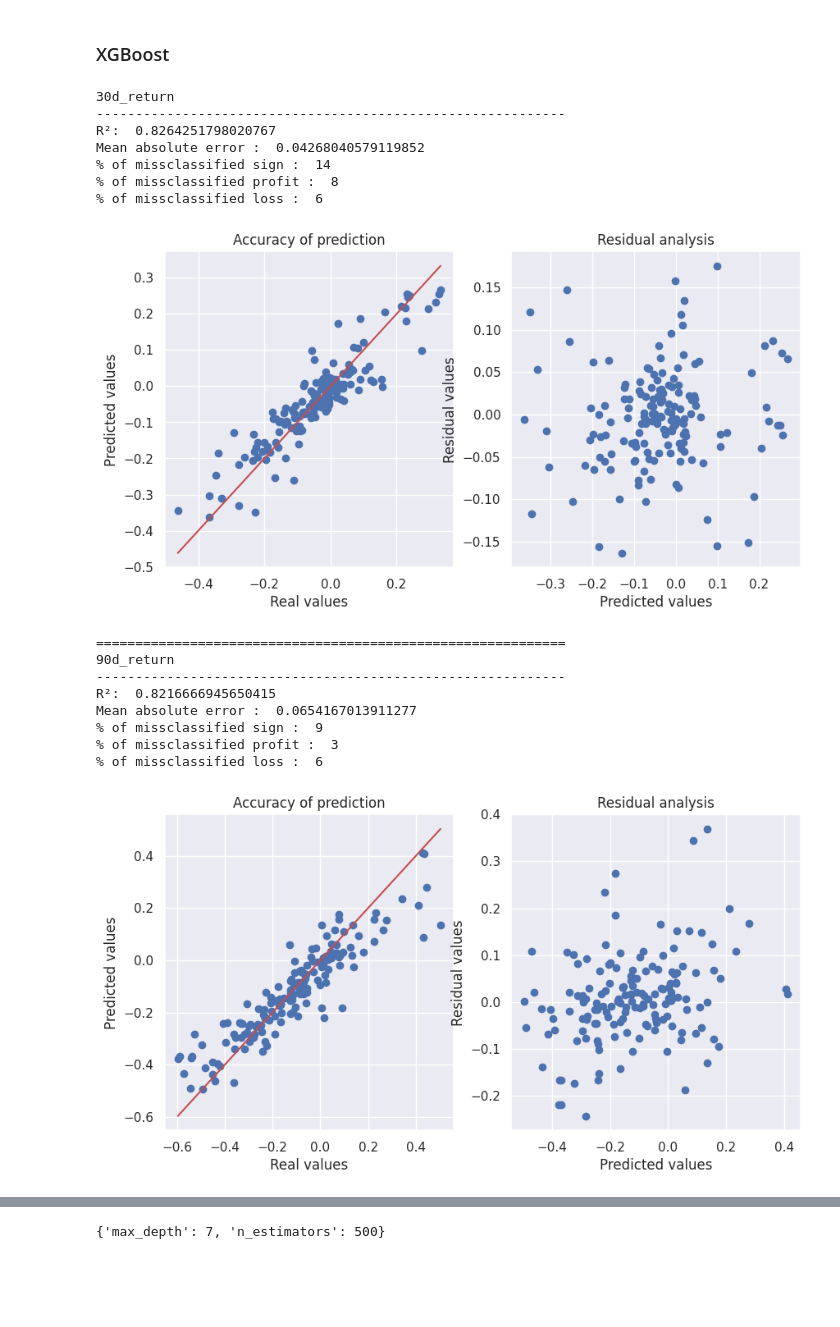
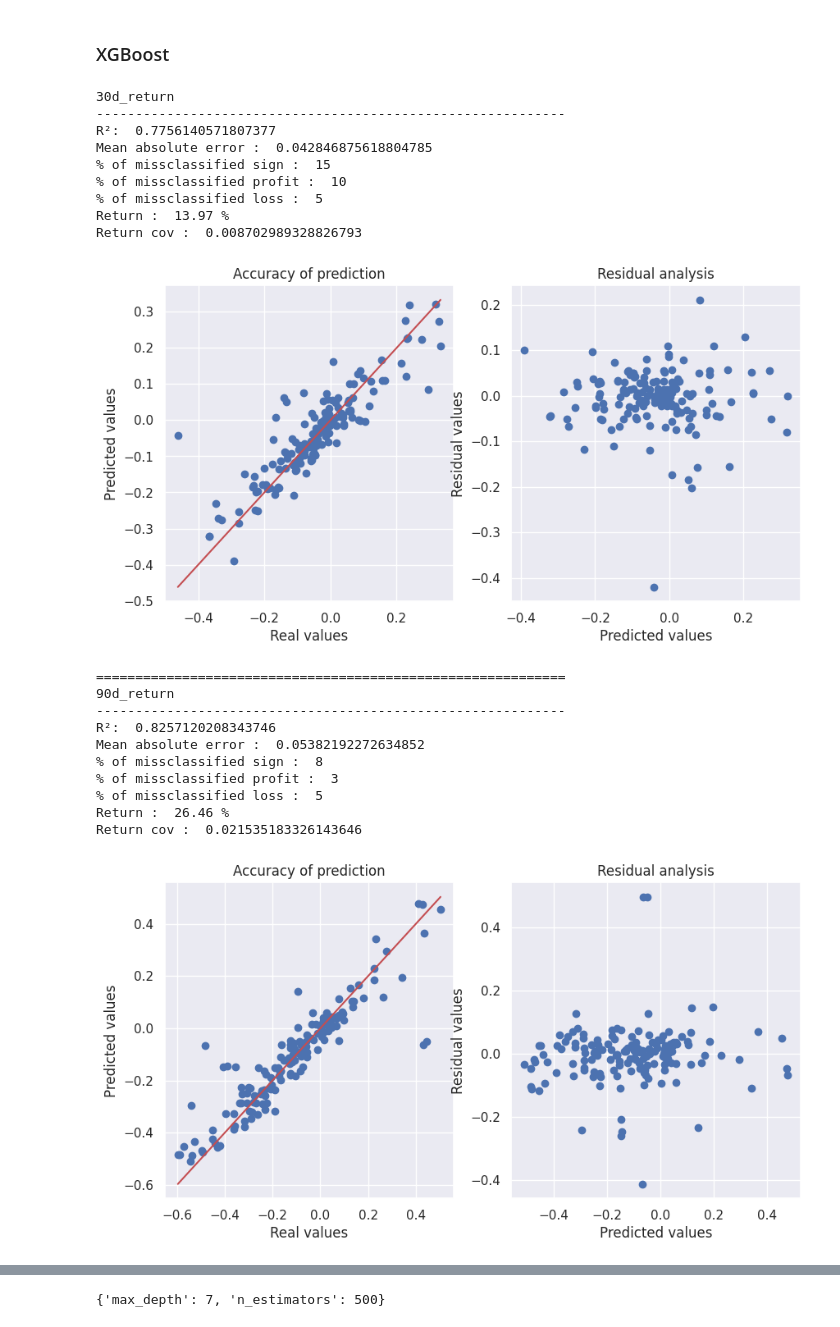
Before and after one commit to CossonArthur/Gas-price-prediction, a Jupyter notebook: script.ipynb, the cells around one changed output, grey strips where cells are left out. Saved outputs shown, nothing was run; the diff lists cells and outputs as text; code cells hidden in the pictures; blank space fills up the shorter version.

```diff
--- a/script.ipynb
+++ b/script.ipynb
@@ -570,15 +667,17 @@ Marginal Profit       0.39      0.26      0.31        70
 ###SVM
 # %%
 from sklearn.svm import LinearSVC
+parameters = {'C':[20,50]}
 
 for i in range(Y_class.shape[1]):
 
   # Train a Naive Bayes classifier on the training set
-  svm_classifier = LinearSVC(max_iter=3000)
-  svm_classifier.fit(X_train_class, Y_train_class[:,i])
+  svm_classifier = LinearSVC(max_iter=1000)
+  BestSVM = GridSearchCV(svm_classifier, parameters)
+  BestSVM.fit(X_train_class, Y_train_class[:,i])
 
   # Make predictions on the testing set
-  Y_pred = svm_classifier.predict(X_test_class)
+  Y_pred = BestSVM.predict(X_test_class)
 
   # Print classification report
   class_report(Y_test_class[:,i], Y_pred,target_return_names[i])
@@ -683,6 +863,9 @@ def regression_report(Y_test,Y_pred,name=''):
   print('% of missclassified sign : ', round(np.count_nonzero(Y_test * Y_pred < 0) / Y_pred.shape[0] * 100)) # top left and bottom right)
   print('% of missclassified profit : ', round(np.count_nonzero(np.logical_and(Y_test < 0, Y_pred > 0)) / Y_pred.shape[0] * 100)) # top left
   print('% of missclassified loss : ', round(np.count_nonzero(np.logical_and(Y_test > 0, Y_pred < 0)) / Y_pred.shape[0] * 100)) # bottom right
+  temp = np.sign(Y_test) * np.sign(Y_pred) * np.abs(Y_pred)
+  print('Return : ', round(np.sum(temp),2) , '%')
+  print('Return cov : ', np.cov(temp))
   dataMin,dataMax = min([Y_test.min(), Y_pred.min()]),max([Y_test.max(), Y_pred.max()])
   fig, axs = plt.subplots(1,2,figsize=(10, 5))
   axs[0].plot([dataMin,dataMax],[dataMin,dataMax],'r-')
@@ -787,12 +987,12 @@ Mean absolute error :  0.1090581549602261
 ###SVM regression
 # %%
 from sklearn.svm import SVR
-parameters = {'kernel':('poly', 'rbf', 'sigmoid'), 'C':[1,5,10]}
+parameters = {'C':[1,5,10]}
 
 for i in range(len(target_return_names)):
 
   # Train a Naive Bayes classifier on the training set
-  SVM_regressor = SVR()
+  SVM_regressor = SVR(kernel='rbf')
   BestSVR = GridSearchCV(SVM_regressor, parameters)
   BestSVR.fit(X_train, Y_train.loc[:,target_return_names[i]])
 
@@ -836,7 +1044,7 @@ BestSVR.best_params_
 ### Gradiant Boosting
 # %%
 from sklearn.ensemble import GradientBoostingRegressor
-parameters = { 'n_estimators':[500,800,1000],'learning_rate': [0.01,0.1,0.05]}
+parameters = { 'n_estimators':[1000],'learning_rate': [0.1]}
 
 for i in range(len(target_return_names)):
 
@@ -887,39 +1101,43 @@ BestGBoost.best_params_
 ### XGBoost
 # %%
 from xgboost import XGBRegressor
-parameters = { 'n_estimators':[500,800,1000],'max_depth': [7, 10]}
+parameters = { 'n_estimators':[500],'max_depth': [7]}
 
 for i in range(len(target_return_names)):
 
   # Train a Naive Bayes classifier on the training set
   XGBoost = XGBRegressor()
   BestXGBoost = GridSearchCV(XGBoost, parameters)
   BestXGBoost.fit(X_train, Y_train.loc[:,target_return_names[i]])
 
   # Make predictions on the testing set
   Y_pred = BestXGBoost.predict(X_test)
 
 
   # Print regression report
   regression_report(Y_test.loc[:,target_return_names[i]], Y_pred,target_return_names[i])
 # %% [output]
 30d_return
 ------------------------------------------------------------
-R²:  0.8264251798020767
-Mean absolute error :  0.04268040579119852
-% of missclassified sign :  14
-% of missclassified profit :  8
-% of missclassified loss :  6
+R²:  0.7756140571807377
+Mean absolute error :  0.042846875618804785
+% of missclassified sign :  15
+% of missclassified profit :  10
+% of missclassified loss :  5
+Return :  13.97 %
+Return cov :  0.008702989328826793
-[figure, old version]
+[figure, new version]
 ============================================================
 90d_return
 ------------------------------------------------------------
-R²:  0.8216666945650415
-Mean absolute error :  0.0654167013911277
-% of missclassified sign :  9
+R²:  0.8257120208343746
+Mean absolute error :  0.05382192272634852
+% of missclassified sign :  8
 % of missclassified profit :  3
-% of missclassified loss :  6
+% of missclassified loss :  5
+Return :  26.46 %
+Return cov :  0.021535183326143646
-[figure, old version]
+[figure, new version]
 ============================================================
 180d_return
 ------------------------------------------------------------
```
Also changed, not shown: parts of 33 cells of this notebook.
